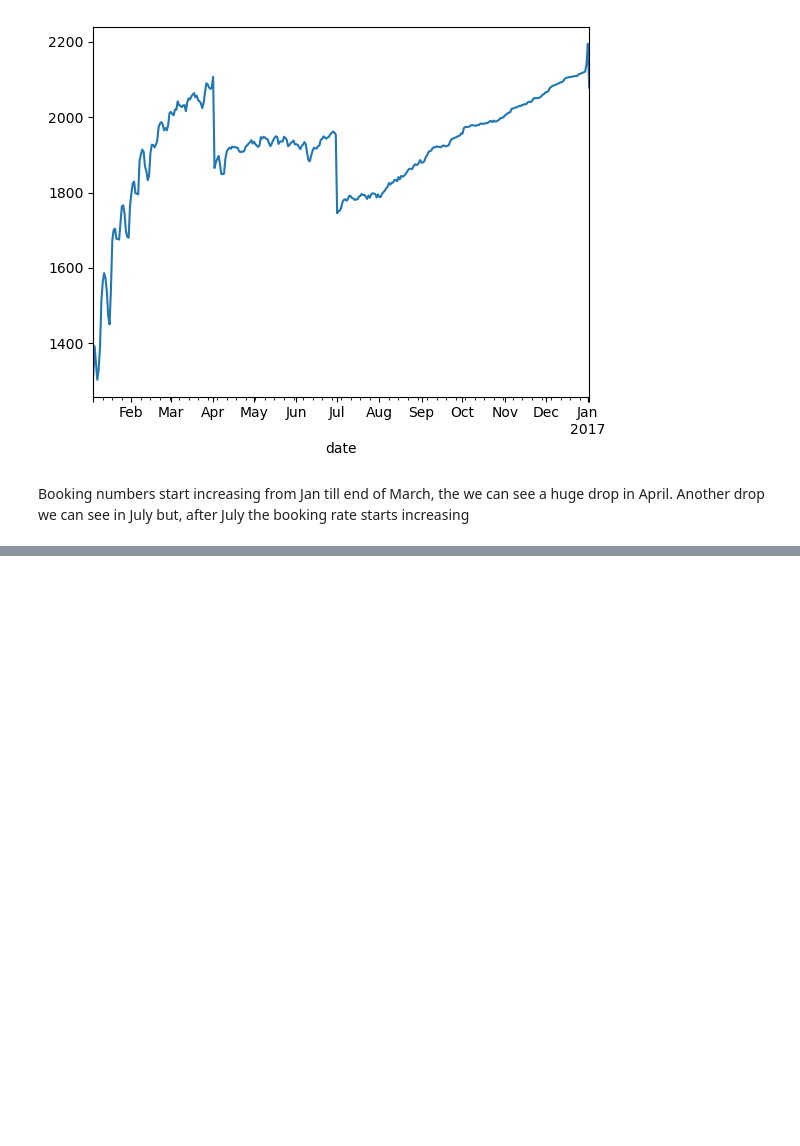
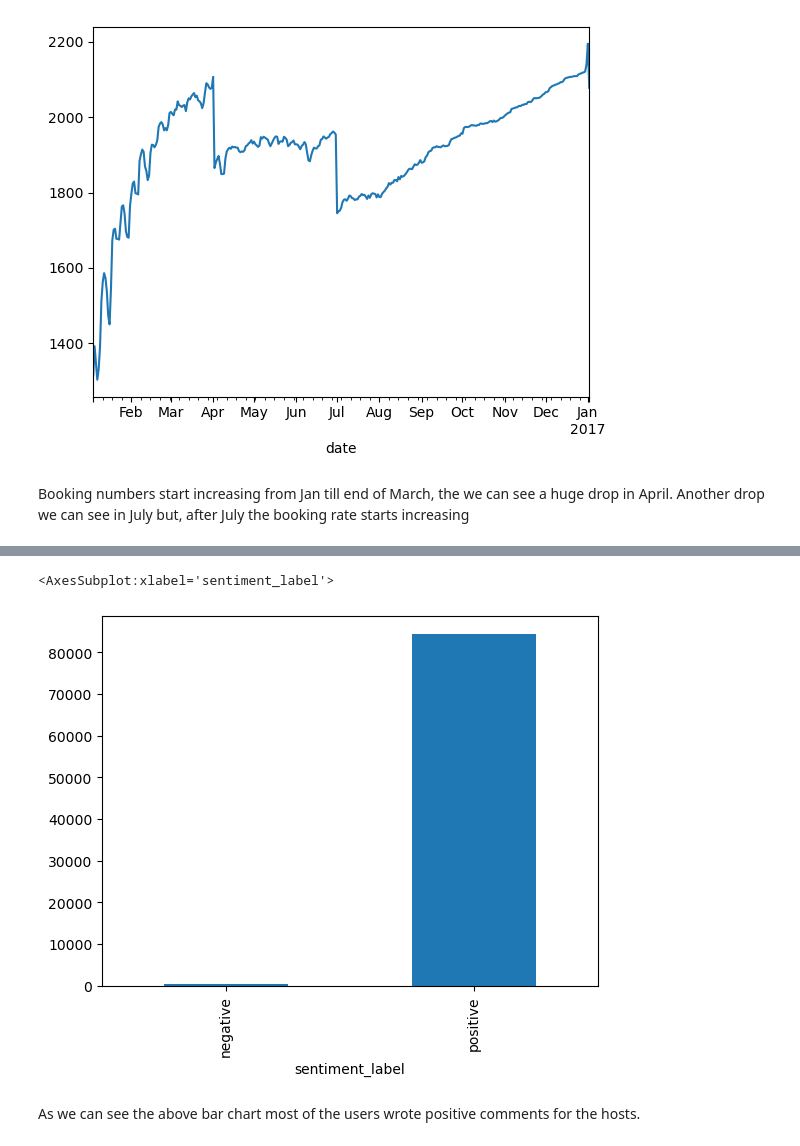
Before and after one commit to ruddysimon/ADS507---Practical-Data-Engineering, a Jupyter notebook: Airbnb_Seattle.ipynb, the cells around one changed output, grey strips where cells are left out. Cells and saved outputs as stored; diff of their text form; code cells hidden in the pictures; blank space fills up the shorter version.

Commit message:
Add sentimental analysis for comments in reviews

```diff
--- a/Airbnb_Seattle.ipynb
+++ b/Airbnb_Seattle.ipynb
@@ -123,0 +147,4 @@ Booking numbers start increasing from Jan till end of March, the we can see a hu
+# %%
+# Sql statement to extract the Calender dataset
+rev_df = pd.read_sql("select * from reviews", conn)
+rev_df.head(5)
@@ -123,0 +186,3 @@ Booking numbers start increasing from Jan till end of March, the we can see a hu
+# %%
+# drop null values in comments column
+rev_df_clean = rev_df.dropna(subset=['comments'])
@@ -123,0 +194,24 @@ Booking numbers start increasing from Jan till end of March, the we can see a hu
+# %%
+# Sentimental Analysis to find out positive and negative comments
+from textblob import TextBlob
+
+
+# Define a function to get the sentiment polarity of each comment
+def get_sentiment(comment):
+    blob = TextBlob(comment)
+    return blob.sentiment.polarity
+
+# Create a new column with the sentiment label and use the sentiment label function on the "sentiment" column
+rev_df_clean["sentiment"] = rev_df_clean["comments"].apply(get_sentiment)
+
+# Define a function to map the polarity score to a "positive" or "negative" label
+def get_sentiment_label(score):
+    if score >= 0:
+        return "positive"
+    else:
+        return "negative"
+
+# Apply the sentiment label function to the "sentiment" column and create a new column with the sentiment label
+rev_df_clean["sentiment_label"] = rev_df_clean["sentiment"].apply(get_sentiment_label)
+
+rev_df_clean
@@ -123,0 +232,7 @@ Booking numbers start increasing from Jan till end of March, the we can see a hu
+# %%
+rev_df_clean.groupby('sentiment_label').count()['sentiment'].plot(kind='bar')
+# %% [output]
+<AxesSubplot:xlabel='sentiment_label'>
+[figure, added]
+# %% [markdown]
+As we can see the above bar chart most of the users wrote positive comments for the hosts.
```
Also changed, not shown: parts of 12 cells of this notebook.
